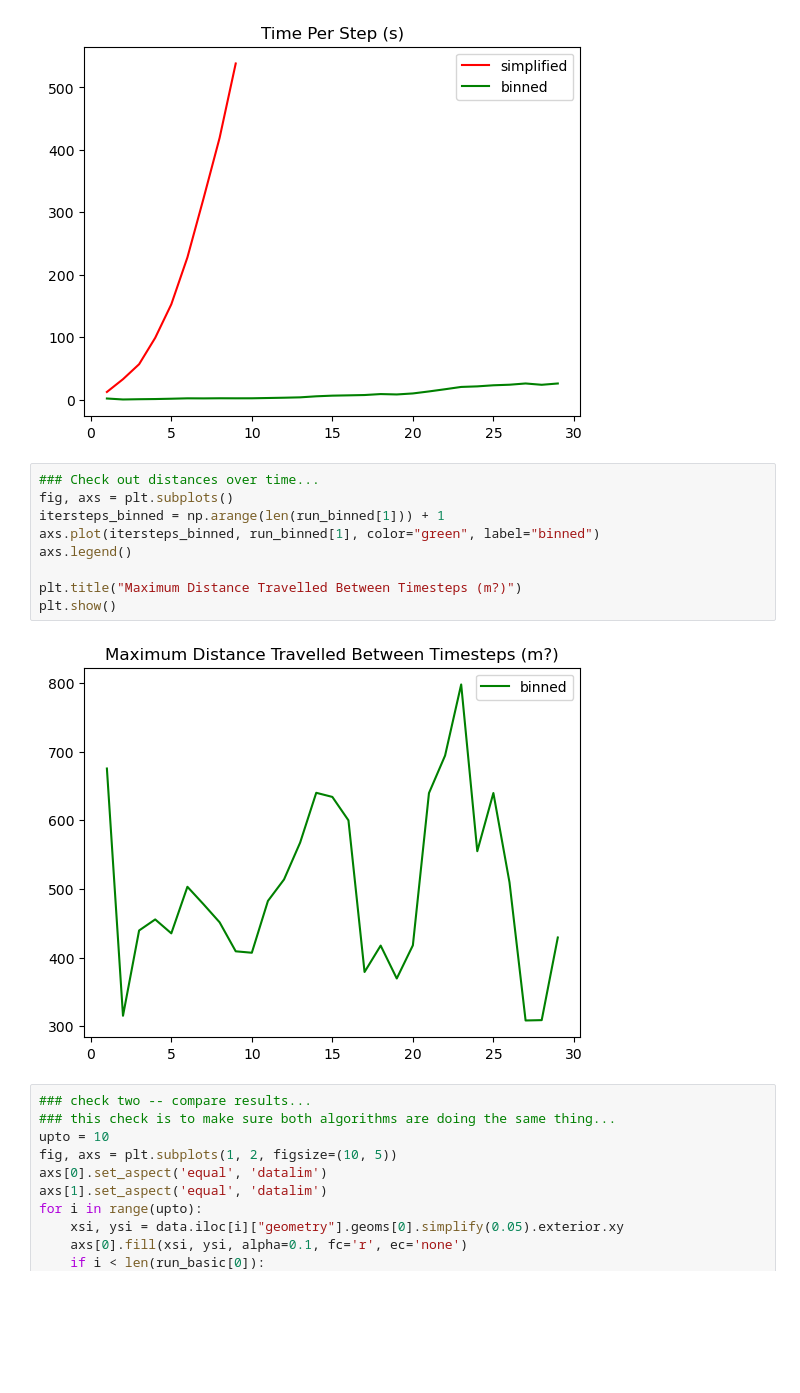
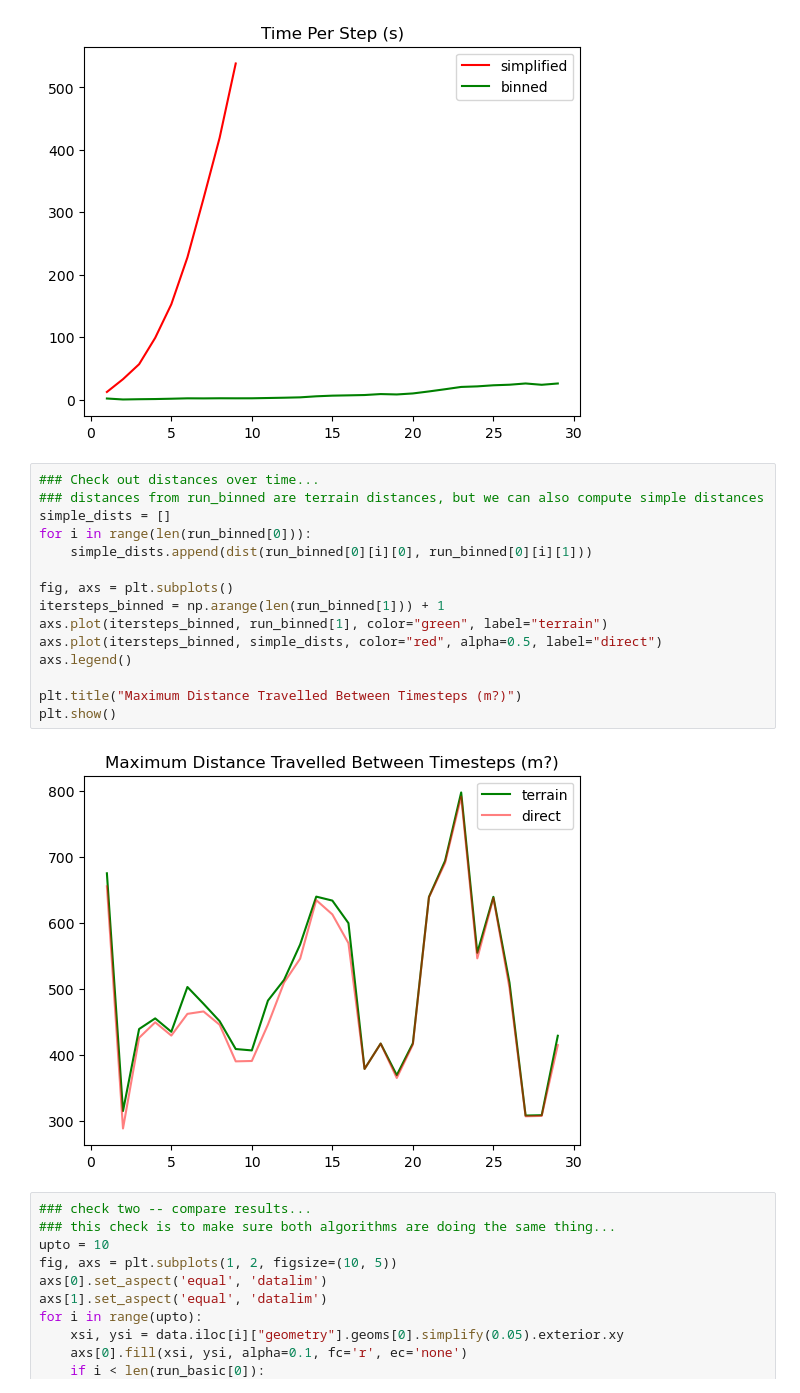
Before and after one commit to j-gams/fastfirespeed, a Jupyter notebook: firespeed.ipynb, the cells around one changed output. Cells and saved outputs as stored; diff of their text form; blank space fills up the shorter version.

```diff
--- a/firespeed.ipynb
+++ b/firespeed.ipynb
@@ -493,15 +493,21 @@ plt.show()
 [figure]
 # %%
 ### Check out distances over time...
+### distances from run_binned are terrain distances, but we can also compute simple distances
+simple_dists = []
+for i in range(len(run_binned[0])):
+    simple_dists.append(dist(run_binned[0][i][0], run_binned[0][i][1]))
+
 fig, axs = plt.subplots()
 itersteps_binned = np.arange(len(run_binned[1])) + 1
-axs.plot(itersteps_binned, run_binned[1], color="green", label="binned")
+axs.plot(itersteps_binned, run_binned[1], color="green", label="terrain")
+axs.plot(itersteps_binned, simple_dists, color="red", alpha=0.5, label="direct")
 axs.legend()
 
 plt.title("Maximum Distance Travelled Between Timesteps (m?)")
 plt.show()
 # %% [output]
-[figure, old version]
+[figure, new version]
 # %%
 ### check two -- compare results...
 ### this check is to make sure both algorithms are doing the same thing...
```
Also changed, not shown: parts of 1 cell of this notebook, 4 other files.
